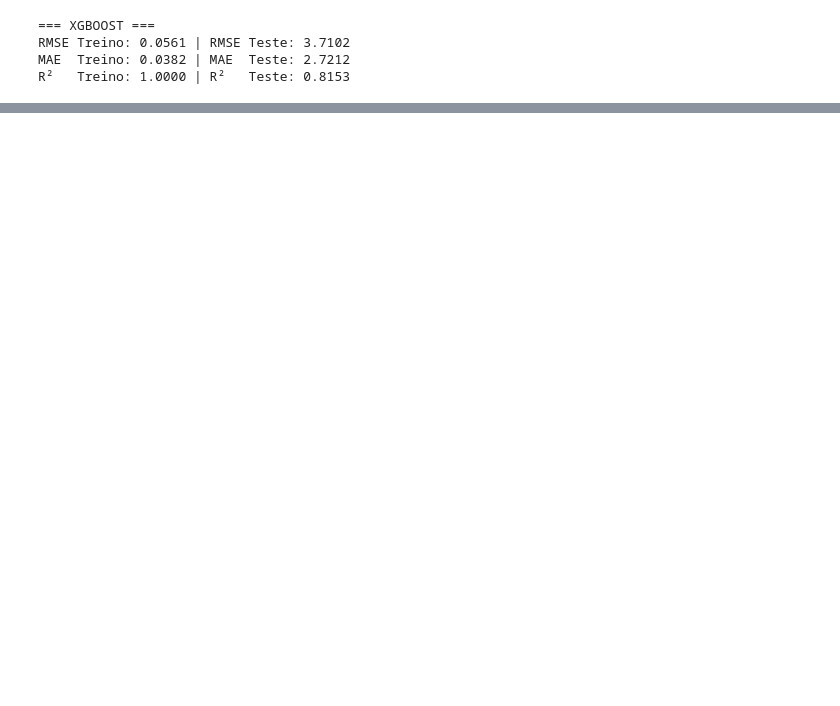
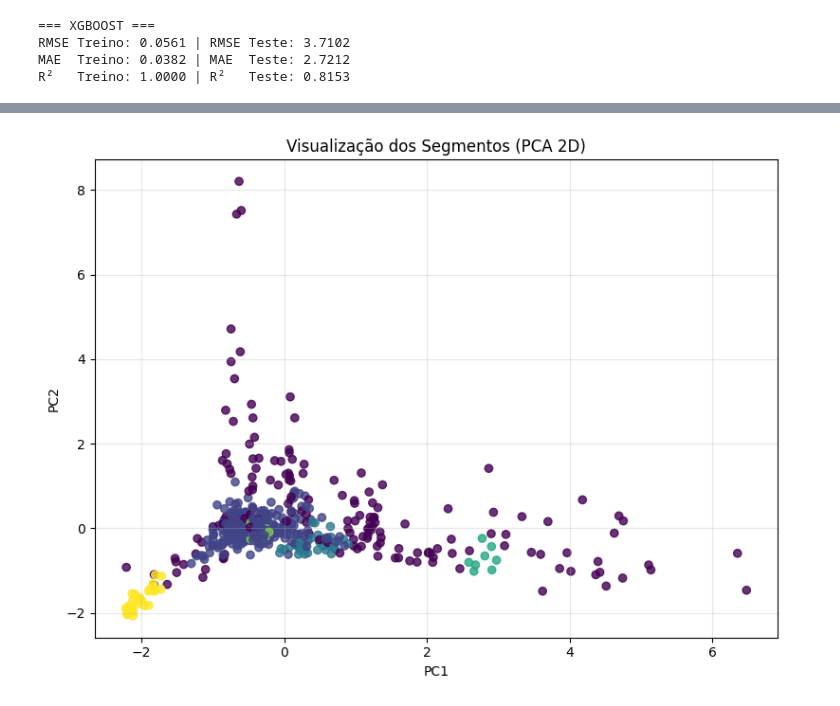
Before and after one commit to NatachaZhang/projeto-cdg-grupo7, a Jupyter notebook: notebooks/2.0_modelacao_treino.ipynb, the cells around one changed output, grey strips where cells are left out. Saved outputs shown, nothing was run; the diff lists cells and outputs as text; code cells hidden in the pictures; blank space fills up the shorter version.

```diff
--- a/notebooks/2.0_modelacao_treino.ipynb
+++ b/notebooks/2.0_modelacao_treino.ipynb
@@ -314,0 +533,8 @@ Random Forest     1.662248    3.588352    1.143031   2.547961   0.968565  0.8271
+# %%
+# 6) MODELOS CANDIDATOS
+# 6.1 KMeans otimizado
+kmeans_tuned_res = evaluate_train_test(
+    KMeans(n_clusters=best_k, random_state=42, n_init="auto"),
+    KMeans(n_clusters=best_k, random_state=42, n_init="auto"),
+    f"KMeans otimizado (k={best_k})"
+)
@@ -314,0 +722,17 @@ Random Forest     1.662248    3.588352    1.143031   2.547961   0.968565  0.8271
+# %%
+# 11) VISUALIZAÇÃO 2D DOS SEGMENTOS (PCA)
+# =========================================================
+pca = PCA(n_components=2, random_state=42)
+X_pca = pca.fit_transform(X)
+
+plt.figure(figsize=(8, 6))
+plt.scatter(X_pca[:, 0], X_pca[:, 1], c=final_labels, alpha=0.8)
+plt.title("Visualização dos Segmentos (PCA 2D)")
+plt.xlabel("PC1")
+plt.ylabel("PC2")
+plt.grid(True, alpha=0.3)
+plt.tight_layout()
+plt.savefig(f"{FIG_DIR}/clusters_pca.png", dpi=300)
+plt.show()
+# %% [output]
+[figure, added]
```
Also changed, not shown: parts of 31 cells of this notebook.
